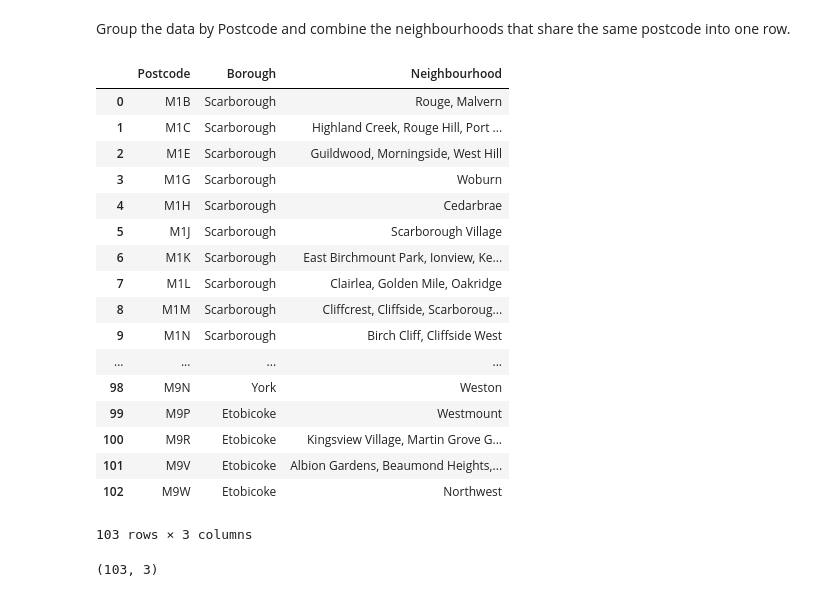
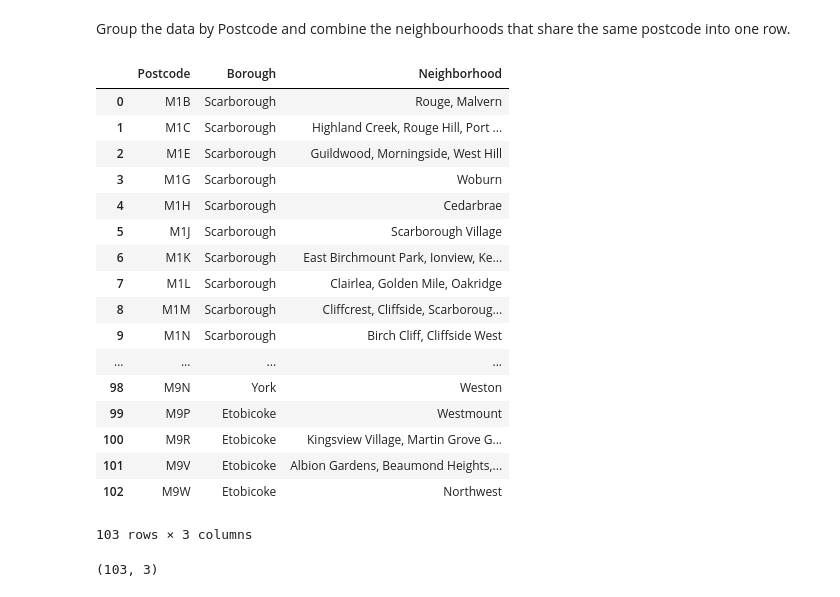
Before and after one commit to couperin123/Coursera_Capstone, a Jupyter notebook: W3_Assignment-Step3.ipynb, the cells around one changed output. Drawn from its saved outputs; the diff is of its cells as text; code cells hidden in the pictures.

```diff
--- a/W3_Assignment-Step3.ipynb
+++ b/W3_Assignment-Step3.ipynb
@@ -33,10 +33,10 @@ df2.head()
 # %% [markdown]
 Group the data by Postcode and combine the neighbourhoods that share the same postcode into one row.
 # %%
-df2 = df2.groupby(['Postcode'],as_index=False).agg({'Borough' : 'first', 'Neighbourhood' : ', '.join})
+df2 = df2.groupby(['Postcode'],as_index=False).agg({'Borough' : 'first', 'Neighborhood' : ', '.join})
 df2
 # %% [output]
-|  | Postcode | Borough | Neighbourhood |
+|  | Postcode | Borough | Neighborhood |
 | 0 | M1B | Scarborough | Rouge, Malvern |
 | 1 | M1C | Scarborough | Highland Creek, Rouge Hill, Port ... |
 | 2 | M1E | Scarborough | Guildwood, Morningside, West Hill |
```
Also changed, not shown: parts of 19 cells of this notebook.
